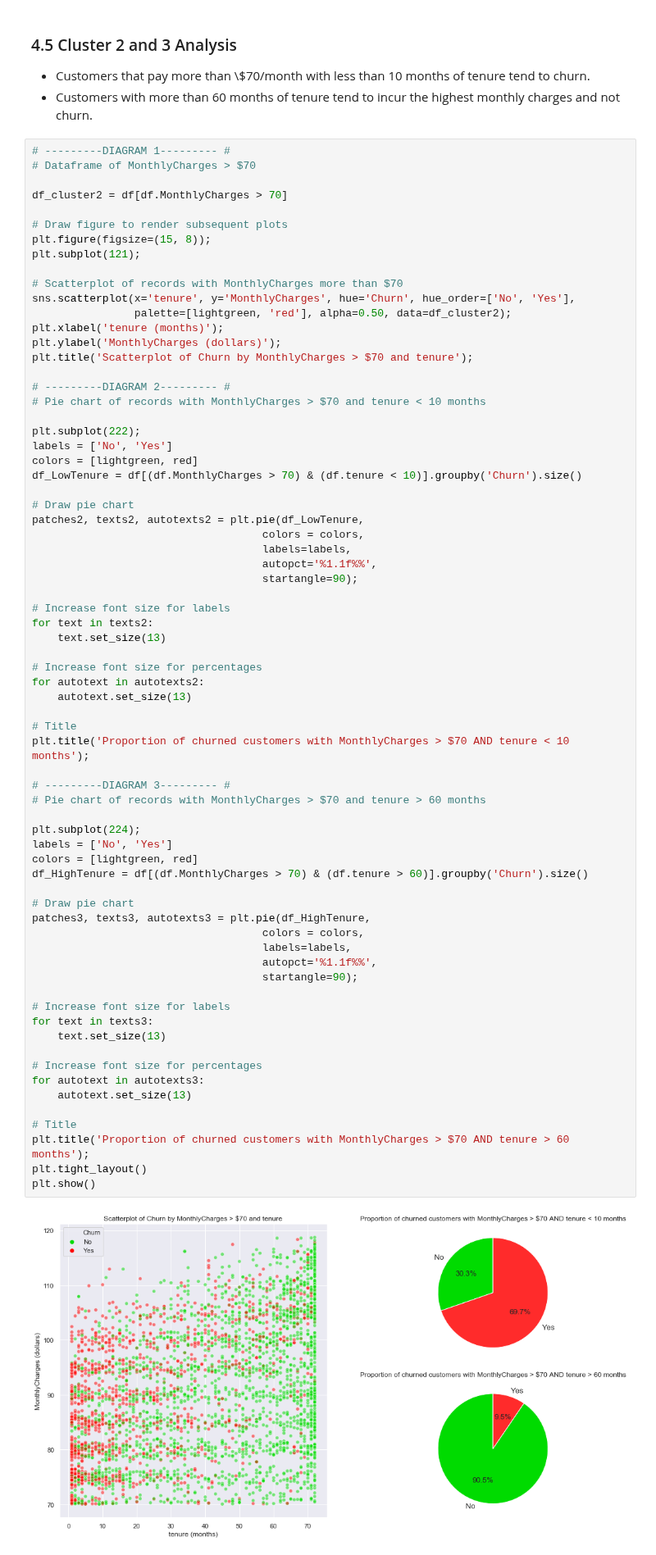
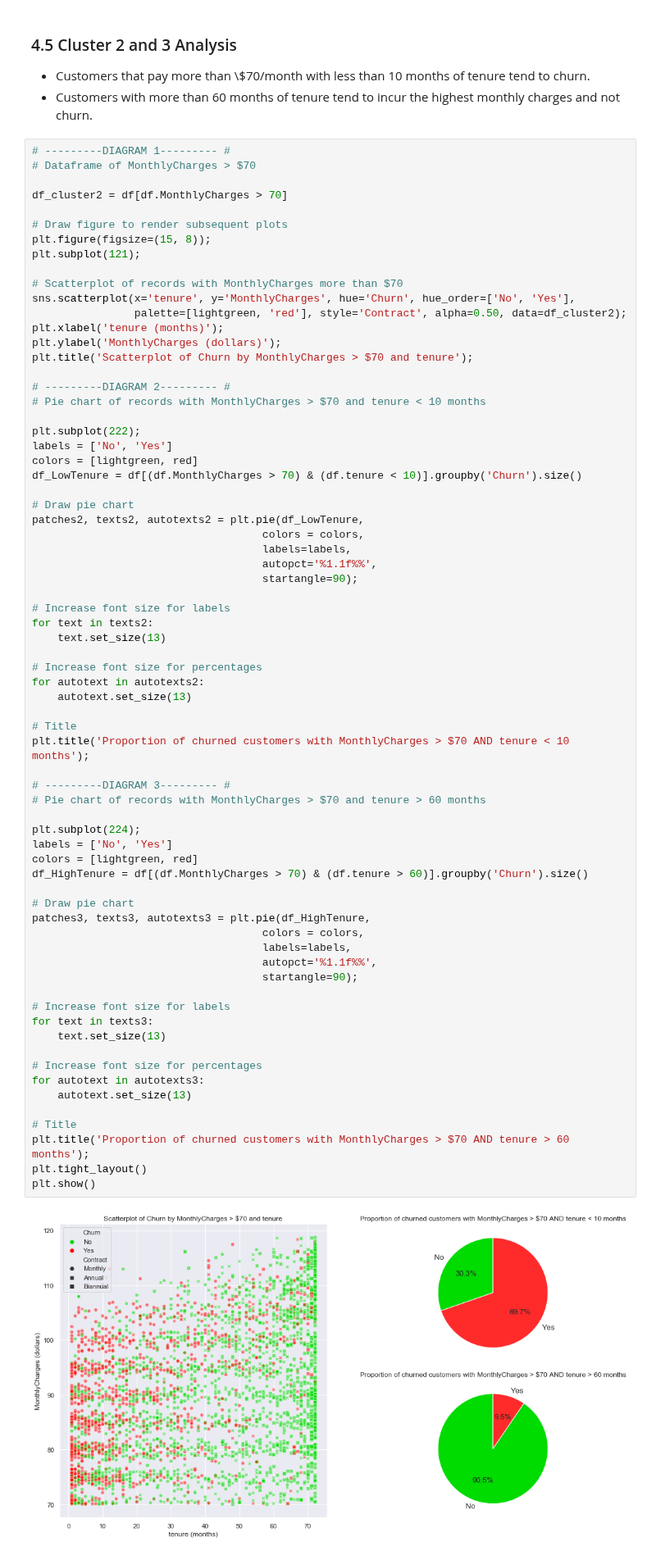
Before and after one commit to ayn28/Project-Portfolio, a Jupyter notebook: current-capstone-project/customer-churn/customer_churn.ipynb, the cells around one changed output. Shown at 82% size. Saved outputs shown, nothing was run; the diff lists cells and outputs as text.

```diff
--- a/current-capstone-project/customer-churn/customer_churn.ipynb
+++ b/current-capstone-project/customer-churn/customer_churn.ipynb
@@ -415,7 +423,7 @@ plt.subplot(121);
 
 # Scatterplot of records with MonthlyCharges more than $70
 sns.scatterplot(x='tenure', y='MonthlyCharges', hue='Churn', hue_order=['No', 'Yes'],
-                palette=[lightgreen, 'red'], alpha=0.50, data=df_cluster2);
+                palette=[lightgreen, 'red'], style='Contract', alpha=0.50, data=df_cluster2);
 plt.xlabel('tenure (months)');
 plt.ylabel('MonthlyCharges (dollars)');
 plt.title('Scatterplot of Churn by MonthlyCharges > $70 and tenure');
@@ -447,32 +455,32 @@ for autotext in autotexts2:
 plt.title('Proportion of churned customers with MonthlyCharges > $70 AND tenure < 10 months');
 
 # ---------DIAGRAM 3--------- #
 # Pie chart of records with MonthlyCharges > $70 and tenure > 60 months
 
 plt.subplot(224);
 labels = ['No', 'Yes']
 colors = [lightgreen, red]
 df_HighTenure = df[(df.MonthlyCharges > 70) & (df.tenure > 60)].groupby('Churn').size()
 
 # Draw pie chart
 patches3, texts3, autotexts3 = plt.pie(df_HighTenure,
                                     colors = colors,
                                     labels=labels,
                                     autopct='%1.1f%%',
                                     startangle=90);
 
 # Increase font size for labels
 for text in texts3:
     text.set_size(13)
 
 # Increase font size for percentages
 for autotext in autotexts3:
     autotext.set_size(13)
 
 # Title
 plt.title('Proportion of churned customers with MonthlyCharges > $70 AND tenure > 60 months');
 plt.tight_layout()
 plt.show()
 # %% [output]
-[figure, old version]
+[figure, new version]
 # %% [markdown]
```
Also changed, not shown: parts of 8 cells of this notebook.
